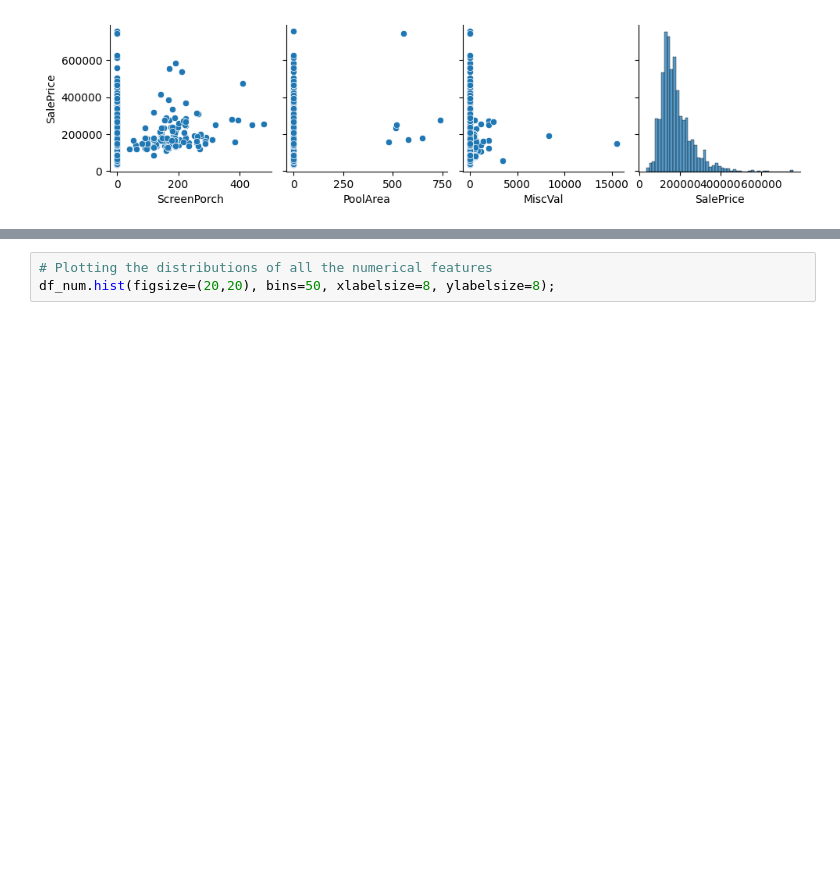
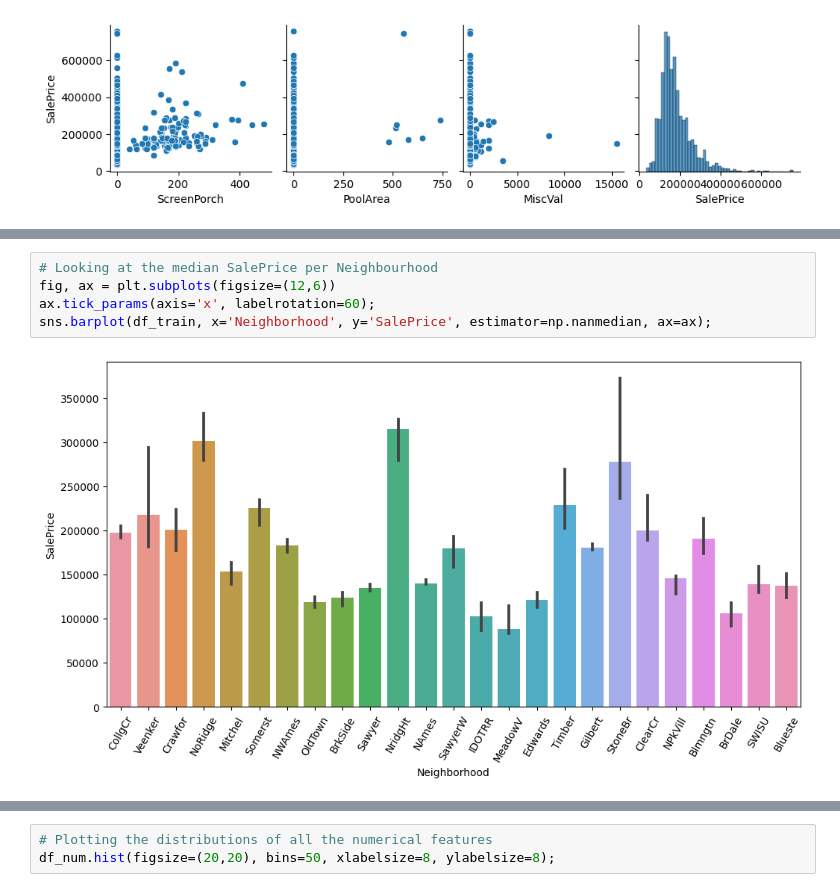
Before and after one commit to ryanhancox/kaggle_house_prices_advanced_regression, a Jupyter notebook: dev/data_preperation_exploration.ipynb, the cells around one changed output, grey strips where cells are left out. Drawn from its saved outputs; the diff is of its cells as text; blank space fills up the shorter version.

```diff
--- a/dev/data_preperation_exploration.ipynb
+++ b/dev/data_preperation_exploration.ipynb
@@ -547,0 +556,7 @@ From the scatter plots above we can see that there are some numerical features t
+# %%
+# Looking at the median SalePrice per Neighbourhood
+fig, ax = plt.subplots(figsize=(12,6))
+ax.tick_params(axis='x', labelrotation=60);
+sns.barplot(df_train, x='Neighborhood', y='SalePrice', estimator=np.nanmedian, ax=ax);
+# %% [output]
+[figure, added]
```
Also changed, not shown: parts of 10 cells of this notebook, 11 other files.
